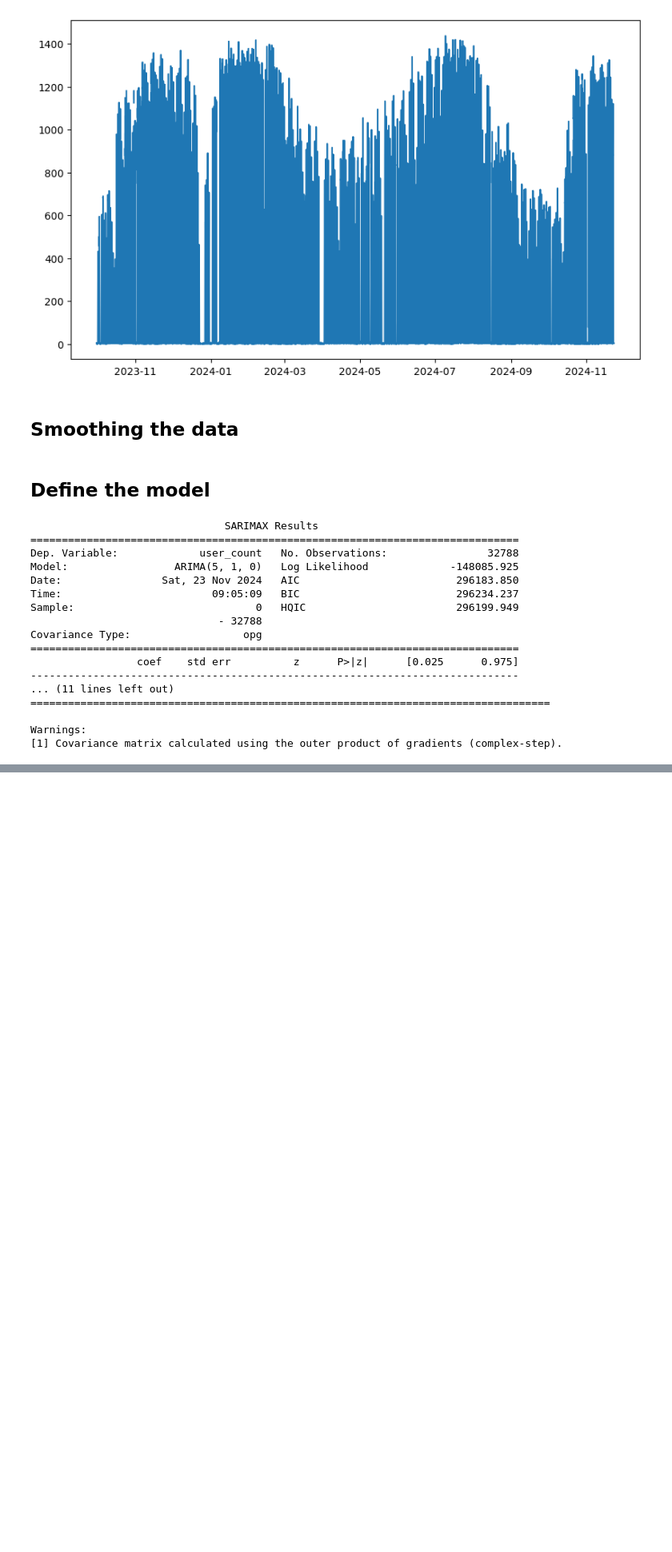
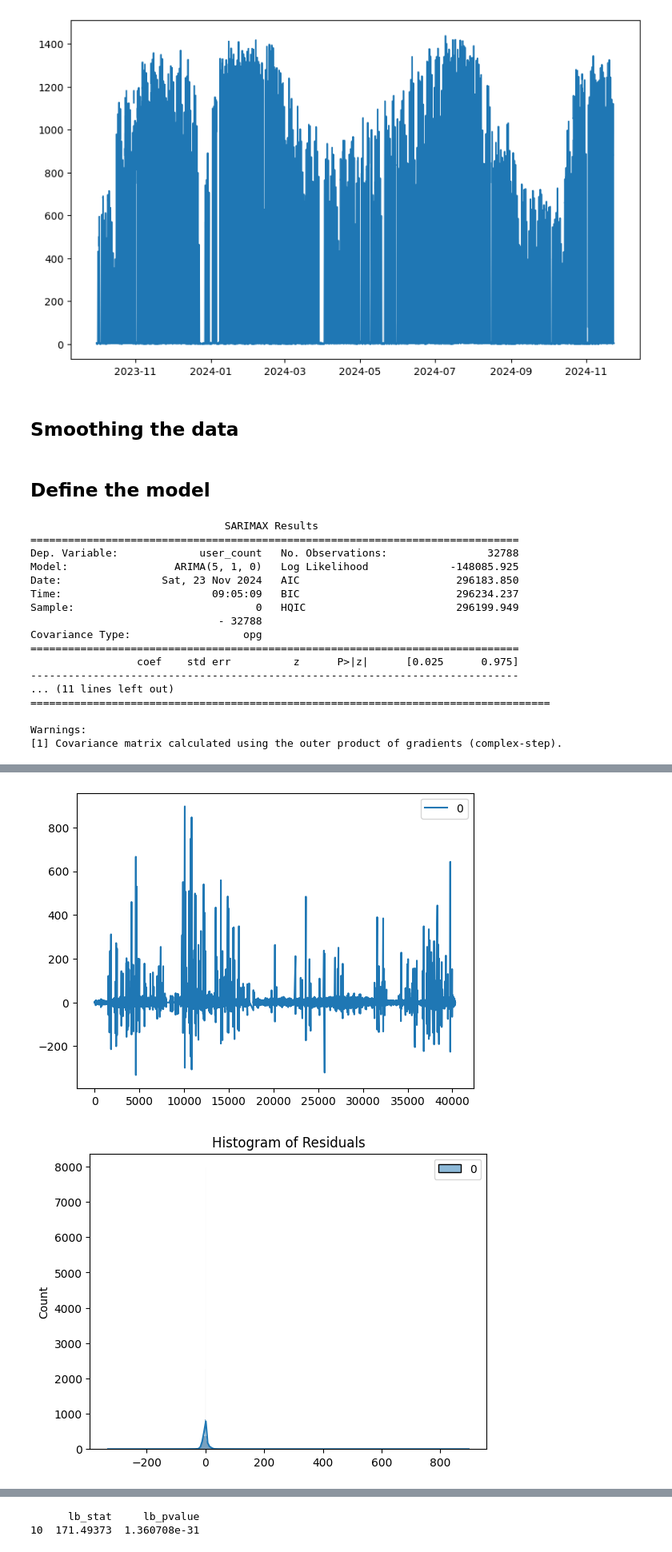
Before and after one commit to bibradar/ml, a Jupyter notebook: train/arima.ipynb, the cells around one changed output, grey strips where cells are left out. Shown at 80% size. Drawn from its saved outputs; the diff is of its cells as text; code cells hidden in the pictures; blank space fills up the shorter version.

```diff
--- a/train/arima.ipynb
+++ b/train/arima.ipynb
@@ -54,0 +64,37 @@ Warnings:
+# %%
+import matplotlib.pyplot as plt
+import seaborn as sns
+from statsmodels.graphics.tsaplots import plot_acf, plot_pacf
+from statsmodels.stats.diagnostic import acorr_ljungbox
+from pandas import DataFrame
+
+residuals = DataFrame(model_fit.resid)
+residuals.plot()
+plt.show()
+
+# Plot histogram of residuals
+sns.histplot(residuals, kde=True)
+plt.title("Histogram of Residuals")
+plt.show()
+
+# Q-Q plot
+import statsmodels.api as sm
+sm.qqplot(residuals, line='s')
+plt.title("Q-Q Plot of Residuals")
+plt.show()
+
+# ACF and PACF plots
+plot_acf(residuals, lags=40)
+plt.title("ACF of Residuals")
+plt.show()
+
+plot_pacf(residuals, lags=40)
+plt.title("PACF of Residuals")
+plt.show()
+
+# Ljung-Box test
+ljung_box_result = acorr_ljungbox(residuals, lags=[10], return_df=True)
+print(ljung_box_result)
+# %% [output]
+[figure, added]
+[figure, added]
@@ -55,3 +104,5 @@ Warnings:
+      lb_stat     lb_pvalue
+10  171.49373  1.360708e-31
 # %%
 
 
```
Also changed, not shown: parts of 3 cells of this notebook, 4 other files.
